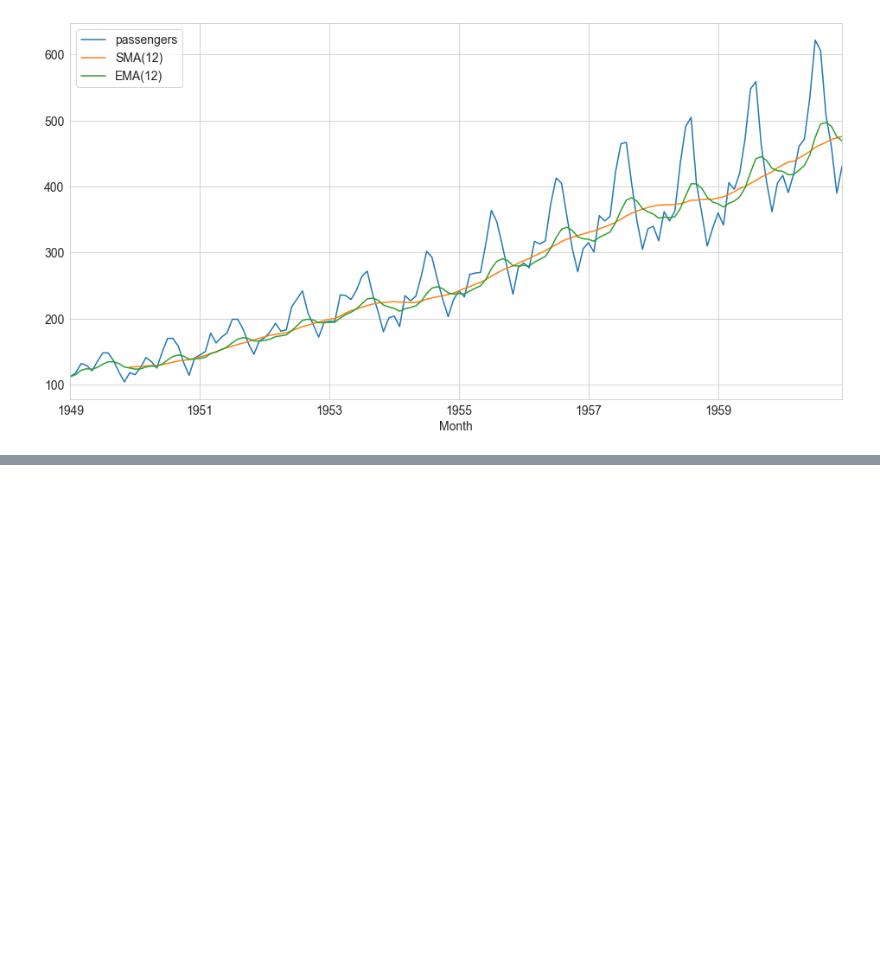
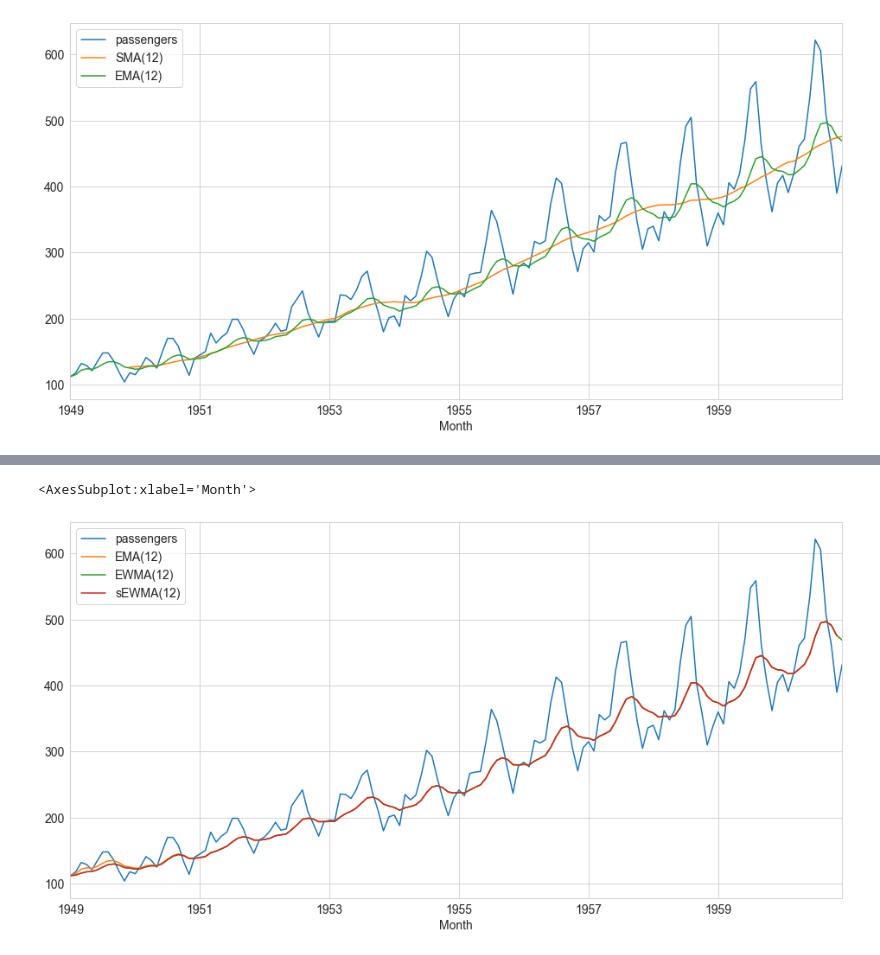
Before and after one commit to luiul/tsa, a Jupyter notebook: course-nb/04-statsmodel.ipynb, the cells around one changed output, grey strips where cells are left out. Saved outputs shown, nothing was run; the diff lists cells and outputs as text; code cells hidden in the pictures; blank space fills up the shorter version.

```diff
--- a/course-nb/04-statsmodel.ipynb
+++ b/course-nb/04-statsmodel.ipynb
@@ -285,0 +360,6 @@ df['passengers SMA(12) EMA(12)'.split()].plot()
+# %%
+model = SimpleExpSmoothing(df.passengers)
+# %%
+f_model = model.fit(smoothing_level=alpha, optimized=False)
+# %%
+df['sEWMA(12)'] = f_model.fittedvalues.shift(-1)
@@ -285,0 +376,5 @@ df['passengers SMA(12) EMA(12)'.split()].plot()
+# %%
+df['passengers EMA(12) EWMA(12) sEWMA(12)'.split()].plot()
+# %% [output]
+<AxesSubplot:xlabel='Month'>
+[figure, added]
```
Also changed, not shown: parts of 50 cells of this notebook, 2 other files.
